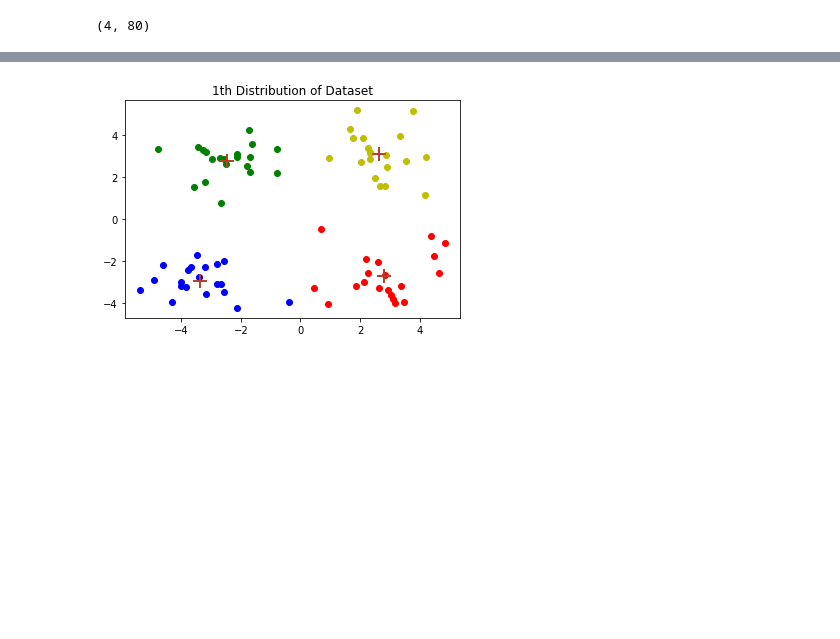
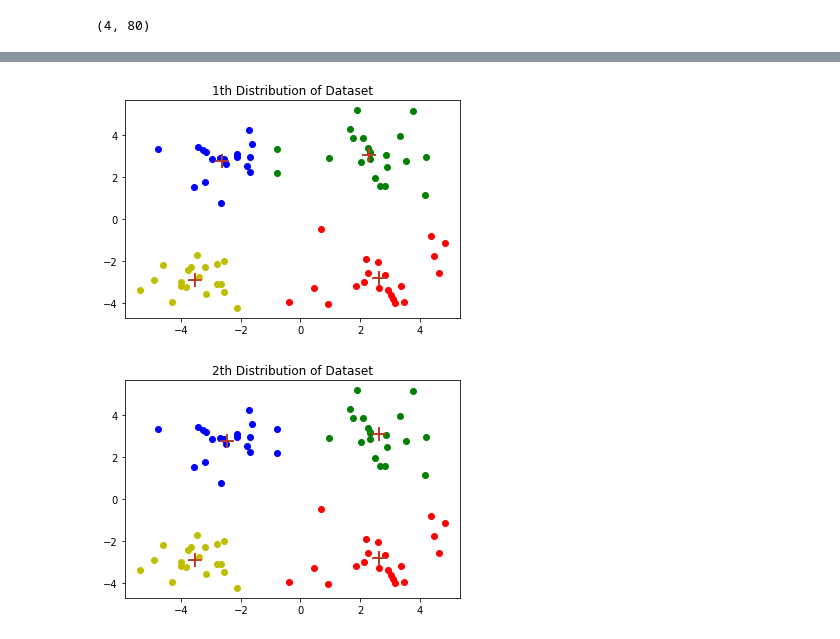
Before and after one commit to zxc9221/OpenSourceAI, a Jupyter notebook: K_mean.ipynb, the cells around one changed output, grey strips where cells are left out. Cells and saved outputs as stored; diff of their text form; code cells hidden in the pictures; blank space fills up the shorter version.

```diff
--- a/K_mean.ipynb
+++ b/K_mean.ipynb
@@ -132,6 +132,5 @@ for i in range(k):
 
     # 각 군집에 해당하는 데이터들을 가져옵니다.
     target_point = [dataset[[j for j in range(0, 80) if cluster_per_point[j] == i]].sum(axis=0)]
-
     # 각 군집의 평균을 계산해 centroids 에 할당 합니다.
-    centroids[i] = target_point / np.unique(cluster_per_point , return_counts=True)[1][2]
+    centroids[i] = target_point / np.unique(cluster_per_point , return_counts=True)[1][i]
@@ -145,35 +153,36 @@ while True:
     prev_cluster_per_point = cluster_per_point
 
     # (2) 중심점과 각 데이터 사이의 거리를 계산
     dists = np.array([[ np.linalg.norm(i-j) for j in centroids] for i in dataset]).T
 
     # (3) 각 데이터를 거리가 가장 가까운 군집으로 할당
     cluster_per_point = np.argmin(dists, axis=0)
 
     # (4) 각 군집 별 점들의 평균을 계산 후, 군집의 중심점을 다시 계산
     k = 4
     for i in range(k):
 
         target_point = [dataset[[j for j in range(0, 80) if cluster_per_point[j] == i]].sum(axis=0)]
 
-        centroids[i] = target_point / np.unique(cluster_per_point , return_counts=True)[1][2]
+        centroids[i] = target_point / np.unique(cluster_per_point , return_counts=True)[1][i]
 
     ## (5) cluster 값이 변하지 않으면 while 구문을 종료(np.all 구문 사용)
     if (prev_cluster_per_point == cluster_per_point).min():
         break
 
     # 시각화 코드
     counter += 1
     plt.title("{}th Distribution of Dataset".format(counter))
     for idx, color in enumerate(['r','g','b','y']):
         mask = (cluster_per_point==idx)
         plt.scatter(dataset[mask,0],dataset[mask,1],
                     label='dataset', c=color)
         plt.scatter(centroids[:,0],centroids[:,1],
                     s=200, label="centroid", marker='+')
     plt.show()
 # %% [output]
-[figure, old version]
+[figure, new version]
+[figure, added]
 # %%
 def cluster_kmeans(dataset, k):
     num_data = dataset.shape[0]
```
Also changed, not shown: parts of 4 cells of this notebook, 1 other file.
